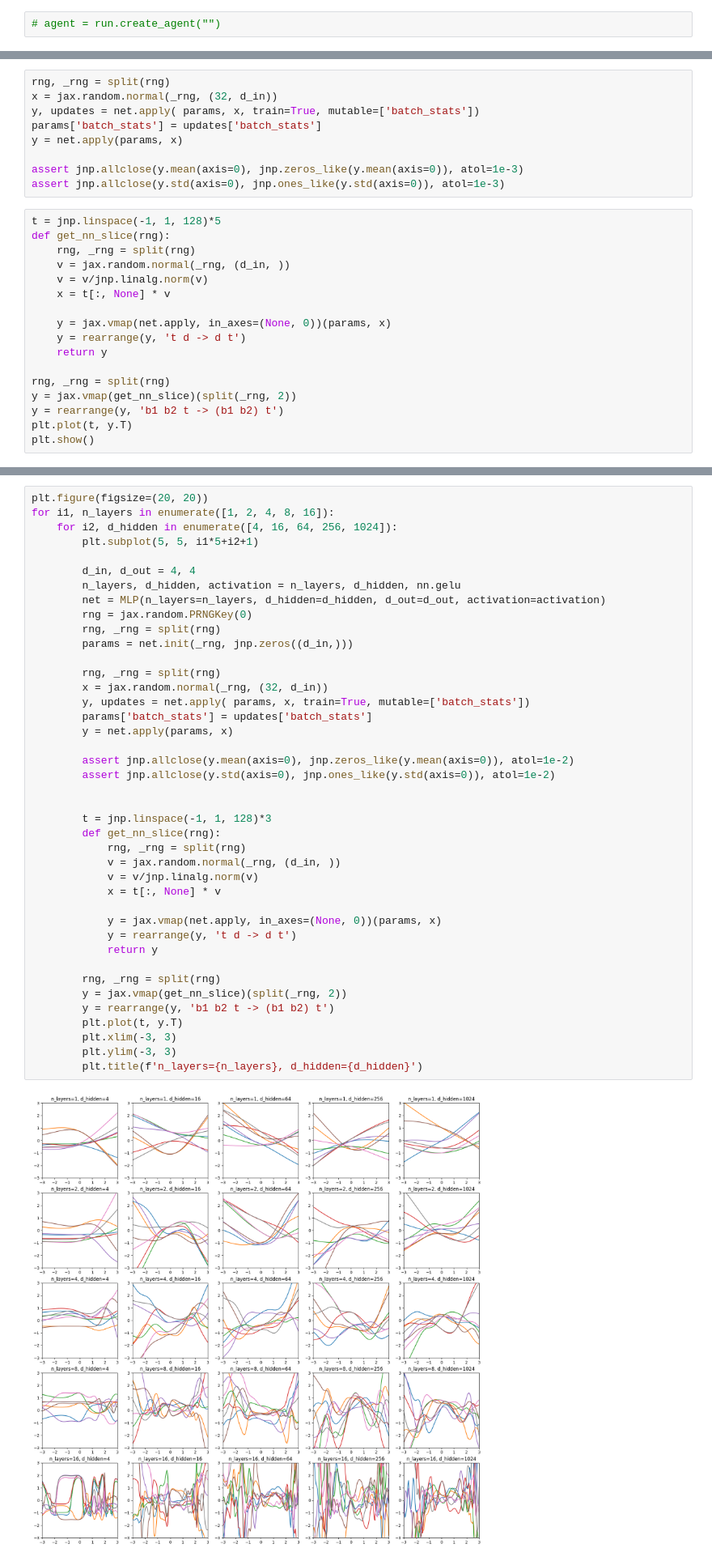
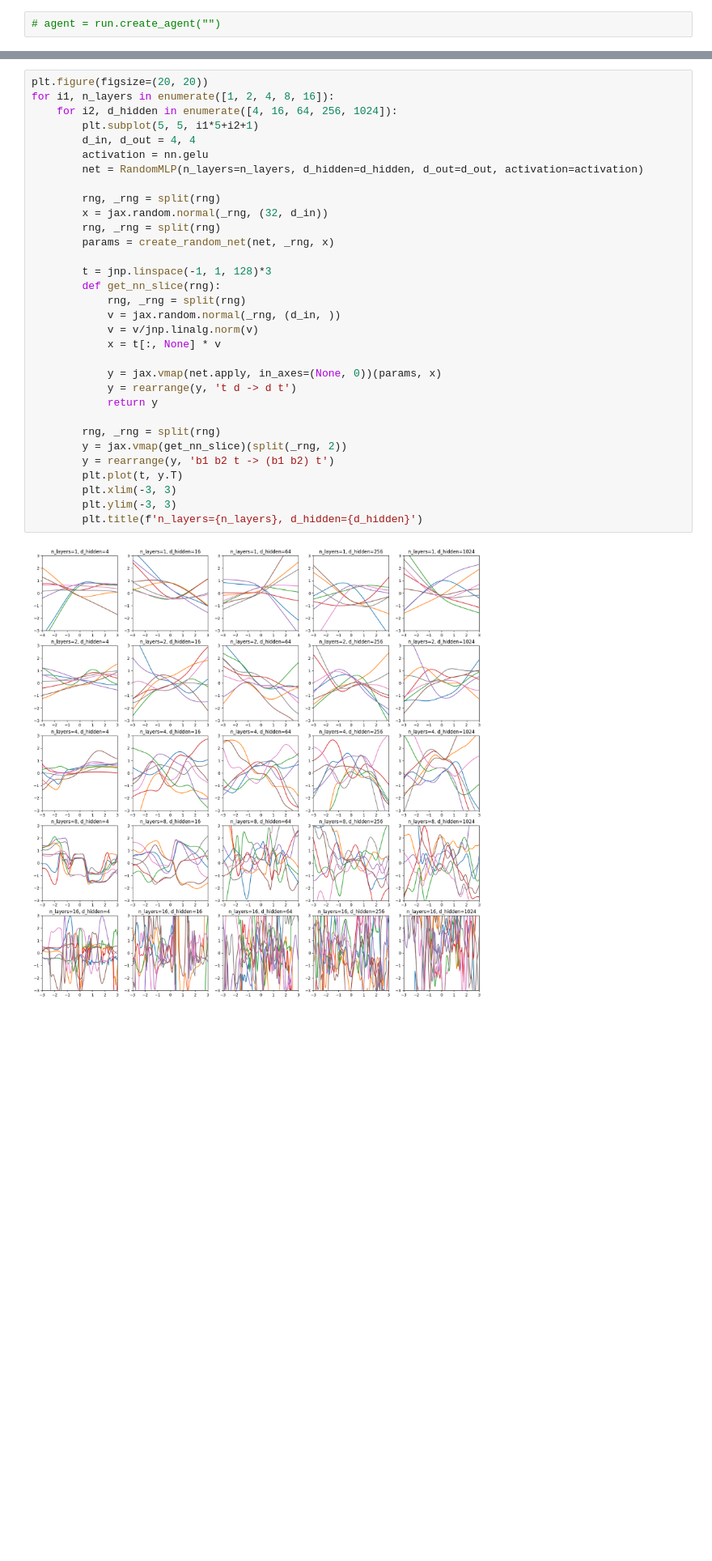
Before and after one commit to akarshkumar0101/synthetic-mdps, a Jupyter notebook: src/temp.ipynb, the cells around one changed output, grey strips where cells are left out. Shown at 81% size. Cells and saved outputs as stored; diff of their text form; blank space fills up the shorter version.

```diff
--- a/src/temp.ipynb
+++ b/src/temp.ipynb
@@ -977,26 +991,0 @@ params = net.init(_rng, jnp.zeros((d_in,)))
-# %%
-rng, _rng = split(rng)
-x = jax.random.normal(_rng, (32, d_in))
-y, updates = net.apply( params, x, train=True, mutable=['batch_stats'])
-params['batch_stats'] = updates['batch_stats']
-y = net.apply(params, x)
-
-assert jnp.allclose(y.mean(axis=0), jnp.zeros_like(y.mean(axis=0)), atol=1e-3)
-assert jnp.allclose(y.std(axis=0), jnp.ones_like(y.std(axis=0)), atol=1e-3)
-# %%
-t = jnp.linspace(-1, 1, 128)*5
-def get_nn_slice(rng):
-    rng, _rng = split(rng)
-    v = jax.random.normal(_rng, (d_in, ))
-    v = v/jnp.linalg.norm(v)
-    x = t[:, None] * v
-
-    y = jax.vmap(net.apply, in_axes=(None, 0))(params, x)
-    y = rearrange(y, 't d -> d t')
-    return y
-
-rng, _rng = split(rng)
-y = jax.vmap(get_nn_slice)(split(_rng, 2))
-y = rearrange(y, 'b1 b2 t -> (b1 b2) t')
-plt.plot(t, y.T)
-plt.show()
@@ -1005,43 +992,34 @@ plt.show()
 # %%
 plt.figure(figsize=(20, 20))
 for i1, n_layers in enumerate([1, 2, 4, 8, 16]):
     for i2, d_hidden in enumerate([4, 16, 64, 256, 1024]):
         plt.subplot(5, 5, i1*5+i2+1)
-
         d_in, d_out = 4, 4
-        n_layers, d_hidden, activation = n_layers, d_hidden, nn.gelu
-        net = MLP(n_layers=n_layers, d_hidden=d_hidden, d_out=d_out, activation=activation)
-        rng = jax.random.PRNGKey(0)
-        rng, _rng = split(rng)
-        params = net.init(_rng, jnp.zeros((d_in,)))
+        activation = nn.gelu
+        net = RandomMLP(n_layers=n_layers, d_hidden=d_hidden, d_out=d_out, activation=activation)
 
         rng, _rng = split(rng)
         x = jax.random.normal(_rng, (32, d_in))
-        y, updates = net.apply( params, x, train=True, mutable=['batch_stats'])
-        params['batch_stats'] = updates['batch_stats']
-        y = net.apply(params, x)
-
-        assert jnp.allclose(y.mean(axis=0), jnp.zeros_like(y.mean(axis=0)), atol=1e-2)
-        assert jnp.allclose(y.std(axis=0), jnp.ones_like(y.std(axis=0)), atol=1e-2)
-
+        rng, _rng = split(rng)
+        params = create_random_net(net, _rng, x)
 
         t = jnp.linspace(-1, 1, 128)*3
         def get_nn_slice(rng):
             rng, _rng = split(rng)
             v = jax.random.normal(_rng, (d_in, ))
             v = v/jnp.linalg.norm(v)
             x = t[:, None] * v
 
             y = jax.vmap(net.apply, in_axes=(None, 0))(params, x)
             y = rearrange(y, 't d -> d t')
             return y
 
         rng, _rng = split(rng)
         y = jax.vmap(get_nn_slice)(split(_rng, 2))
         y = rearrange(y, 'b1 b2 t -> (b1 b2) t')
         plt.plot(t, y.T)
         plt.xlim(-3, 3)
         plt.ylim(-3, 3)
         plt.title(f'n_layers={n_layers}, d_hidden={d_hidden}')
 # %% [output]
-[figure, old version]
+[figure, new version]
```
Also changed, not shown: parts of 6 cells of this notebook, 5 other files.
